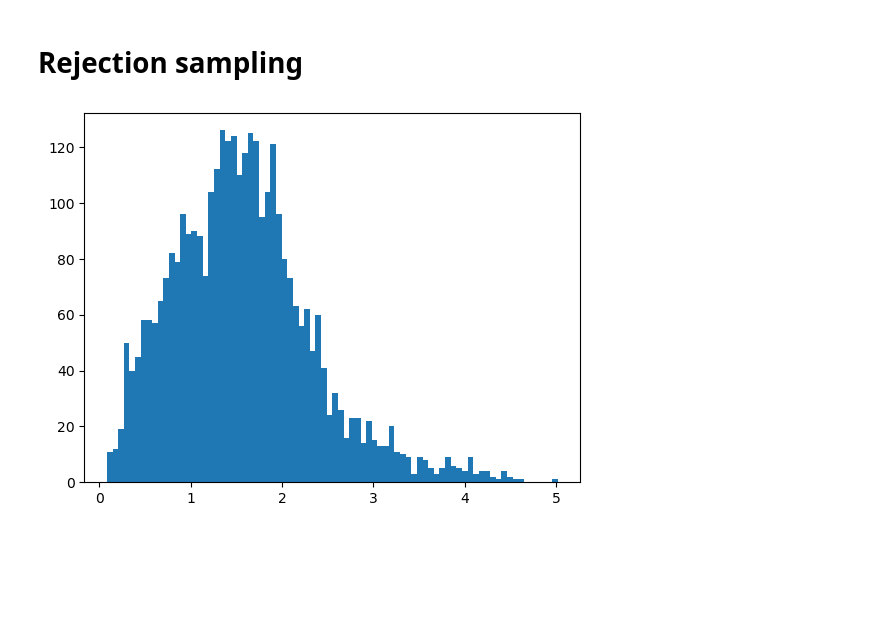
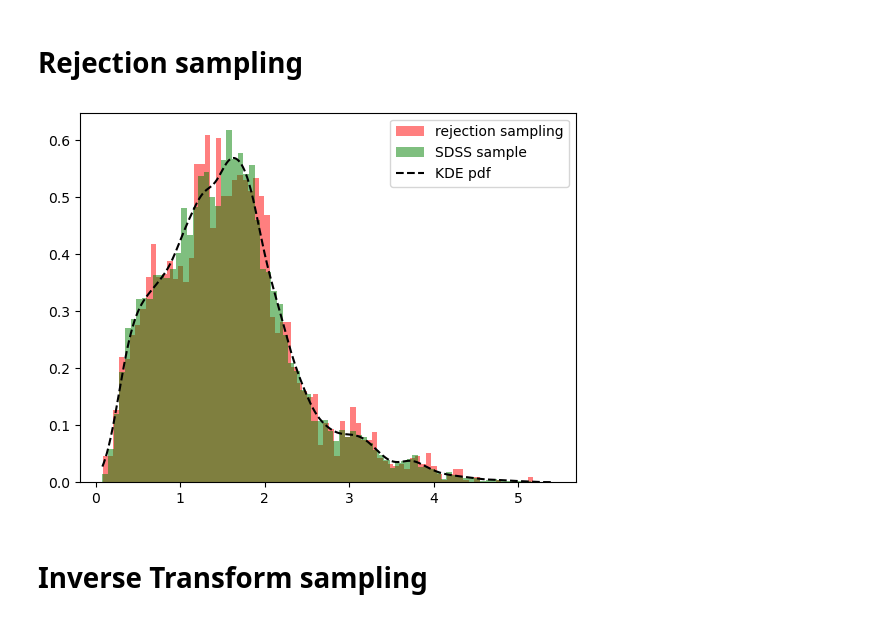
Before and after one commit to FedericoRivano/astrostatistics_bicocca_2026, a Jupyter notebook: working/Es04.ipynb, the cells around one changed output. Saved outputs shown, nothing was run; the diff lists cells and outputs as text; code cells hidden in the pictures; blank space fills up the shorter version.

```diff
--- a/working/Es04.ipynb
+++ b/working/Es04.ipynb
@@ -14,9 +14,9 @@ z = np.loadtxt(filename,skiprows=80, usecols=3)
 # %%
 hist = plt.hist(z, bins=80, density=True)
 pdf = sp.stats.gaussian_kde(z)
-x = np.linspace(min(z), max(z),1000)
-plt.plot(x, pdf(x), c='orange')
-print('max =',max(pdf(x)))
+xx = np.linspace(min(z), max(z),1000)
+plt.plot(xx, pdf(xx), c='orange')
+print('max =',max(pdf(xx)))
 # %% [output]
 max = 0.5688479785618046
 [figure]
@@ -29,7 +28,12 @@ x = np.random.uniform(min(z), max(z), size=(int(1e4)))
 y = np.random.uniform(0, 0.57, size=(int(1e4)))
 mock_rej = x[y<pdf(x)]
 # %%
-plt.hist(mock_rej, bins=80)
+plt.hist(mock_rej, bins=80, density=True, alpha=0.5, color='red', label='rejection sampling')
+plt.hist(z, bins=80, density=True, alpha=0.5, color='green', label='SDSS sample')
+plt.plot(xx, pdf(xx), c='black', ls='dashed', label='KDE pdf')
+plt.legend()
 plt.show()
 # %% [output]
-[figure, old version]
+[figure, new version]
+# %% [markdown]
+# Inverse Transform sampling
```
Also changed, not shown: parts of 5 cells of this notebook.
